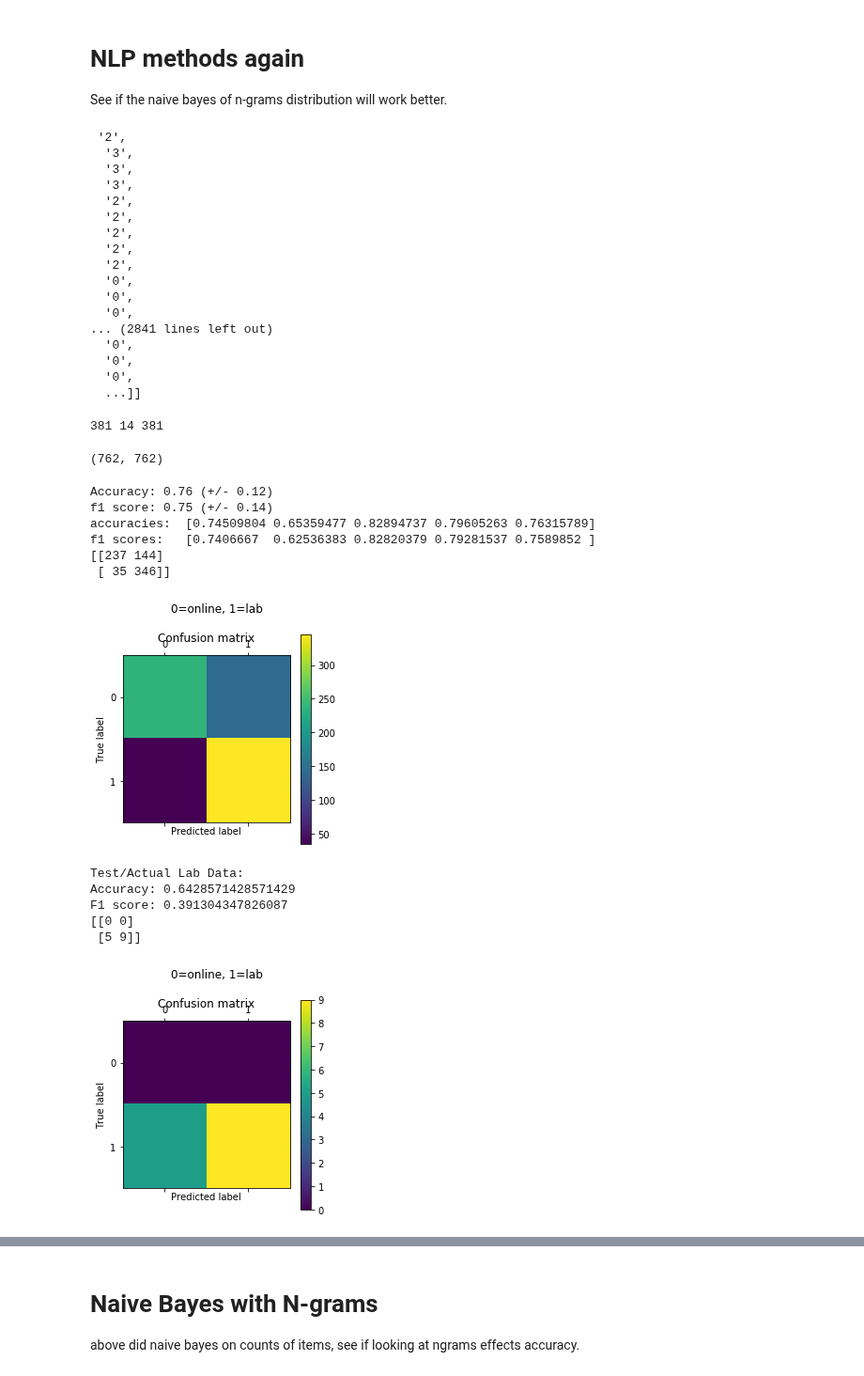
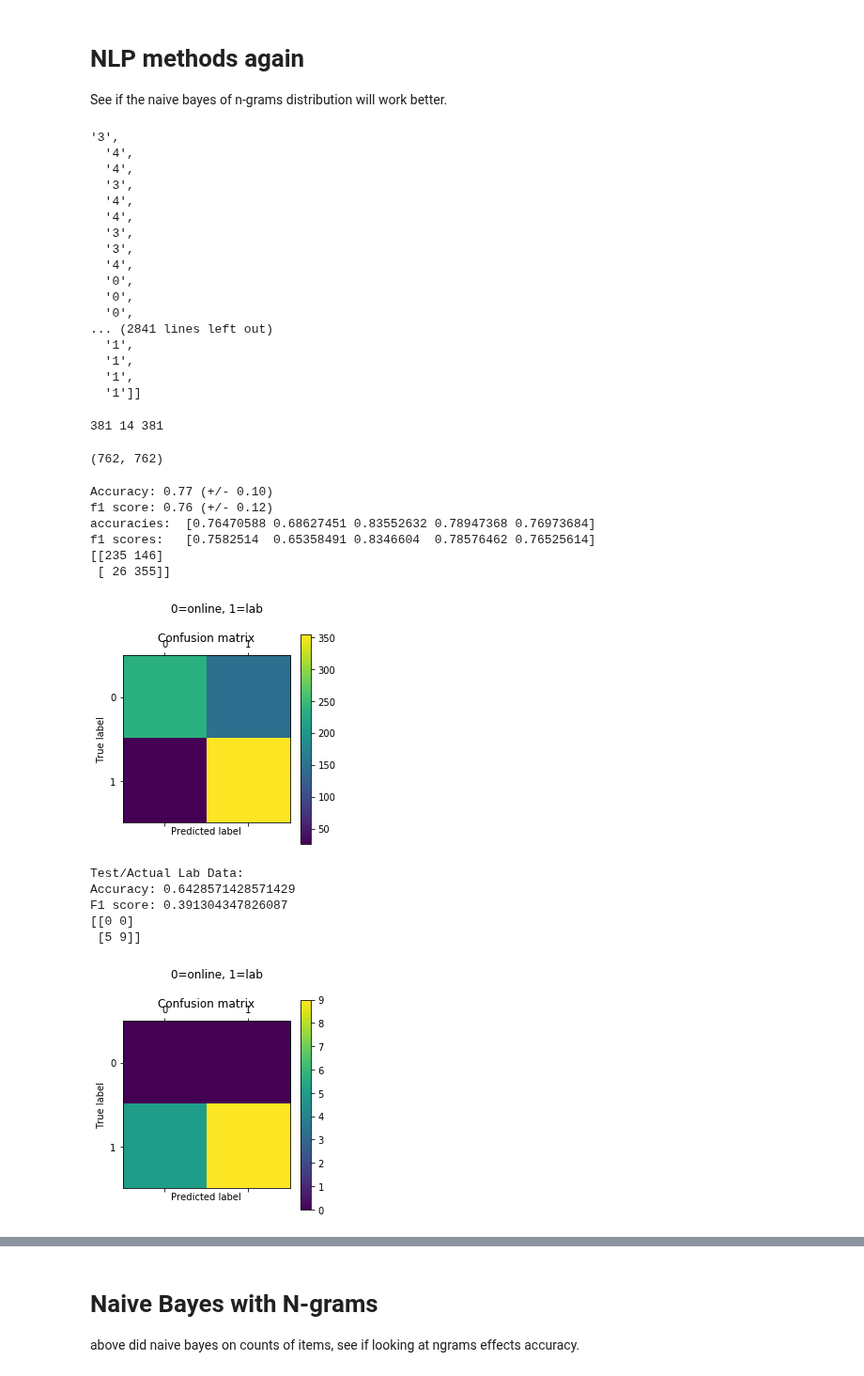
Before and after one commit to DJSaunders1997/Masters-Project, a Jupyter notebook: HMM.ipynb, the cells around one changed output, grey strips where cells are left out. Shown at 94% size. Cells and saved outputs as stored; diff of their text form; code cells hidden in the pictures.

```diff
--- a/HMM.ipynb
+++ b/HMM.ipynb
@@ -131,7 +131,8 @@ lab_lengths
 # https://www.researchgate.net/post/Is_there_any_simple_rule_for_the_number_of_states_in_HMM
 
 # Picked 6 hidden states as thats what the actual system has. sliders 1-5 and other
-lab_model = hmm.GaussianHMM(n_components=6, verbose=True).fit(data_lab, lab_lengths) # dont know how many components/hidden states I should have
+# 21/08/20 Increased n_iter from 10 to 20. Makes total likelihood 50% higher
+lab_model = hmm.GaussianHMM(n_components=6, n_iter=20, verbose=True).fit(data_lab, lab_lengths) # dont know how many components/hidden states I should have
 lab_model
 # %% [output]
 1      -56759.1163             +nan
@@ -1000,23 +1012,23 @@ def make_cm(cm):
 # %%
 created_data
 # %% [output]
- '2',
+'3',
+  '4',
+  '4',
+  '3',
+  '4',
+  '4',
   '3',
   '3',
-  '3',
-  '2',
-  '2',
-  '2',
-  '2',
-  '2',
+  '4',
   '0',
   '0',
   '0',
 ... (2841 lines left out)
-  '0',
-  '0',
-  '0',
-  ...]]
+  '1',
+  '1',
+  '1',
+  '1']]
 # %%
 # Converts a pandas datafram of targets to a list of strings
 def targets_to_string(dataframe):
@@ -1061,45 +1073,46 @@ len(X), len(y)
 # %%
 # Try NB model with k-cross validation
 
-X_vectorised = CountVectorizer(token_pattern='(.*?,)').fit_transform(X)
+vectoriser = CountVectorizer(token_pattern='(.*?,)').fit(X)
+
+X_vectorised = vectoriser.transform(X)
 classifier = MultinomialNB()
 
 scoresacc = cross_val_score(classifier, X_vectorised, y, cv=5)
 print("Accuracy: %0.2f (+/- %0.2f)" % (scoresacc.mean(), scoresacc.std() * 2))
 scoresf1 = cross_val_score(classifier, X_vectorised, y, cv=5, scoring='f1_macro')
 print("f1 score: %0.2f (+/- %0.2f)" % (scoresf1.mean(), scoresf1.std() * 2))
 
 print( 'accuracies: ', scoresacc )
 print( 'f1 scores:  ', scoresf1 )
 
 # Youre not supposed to use these predictions like this, but the cm still shows interesting information? i think
 # https://stackoverflow.com/questions/40057049/using-confusion-matrix-as-scoring-metric-in-cross-validation-in-scikit-learn
 
 y_pred = cross_val_predict(classifier, X_vectorised, y, cv=10)
 cm = confusion_matrix(y, y_pred)
 print(cm)
 make_cm(cm)
 
 # Try NB model on actual lab / testing data
-
-X_test_vectorised = CountVectorizer(token_pattern='(.*?,)', ngram_range=(2, 2)).fit_transform(X_test)
+X_test_vectorised = vectoriser.transform(X_test)
 classifier = MultinomialNB().fit(X_vectorised, y)
 y_pred = classifier.predict(X_test_vectorised)
 
 print('Test/Actual Lab Data:')
 print( f'Accuracy: {accuracy_score(y_test, y_pred)}' )
 print( f'F1 score: {f1_score(y_test, y_pred, average="macro")}' )
 cm = confusion_matrix(y_test, y_pred)
 print(cm)
 make_cm(cm)
 # %% [output]
-Accuracy: 0.76 (+/- 0.12)
-f1 score: 0.75 (+/- 0.14)
-accuracies:  [0.74509804 0.65359477 0.82894737 0.79605263 0.76315789]
-f1 scores:   [0.7406667  0.62536383 0.82820379 0.79281537 0.7589852 ]
-[[237 144]
- [ 35 346]]
+Accuracy: 0.77 (+/- 0.10)
+f1 score: 0.76 (+/- 0.12)
+accuracies:  [0.76470588 0.68627451 0.83552632 0.78947368 0.76973684]
+f1 scores:   [0.7582514  0.65358491 0.8346604  0.78576462 0.76525614]
+[[235 146]
+ [ 26 355]]
-[figure, old version]
+[figure, new version]
 Test/Actual Lab Data:
 Accuracy: 0.6428571428571429
 F1 score: 0.391304347826087
```
Also changed, not shown: parts of 29 cells of this notebook.
